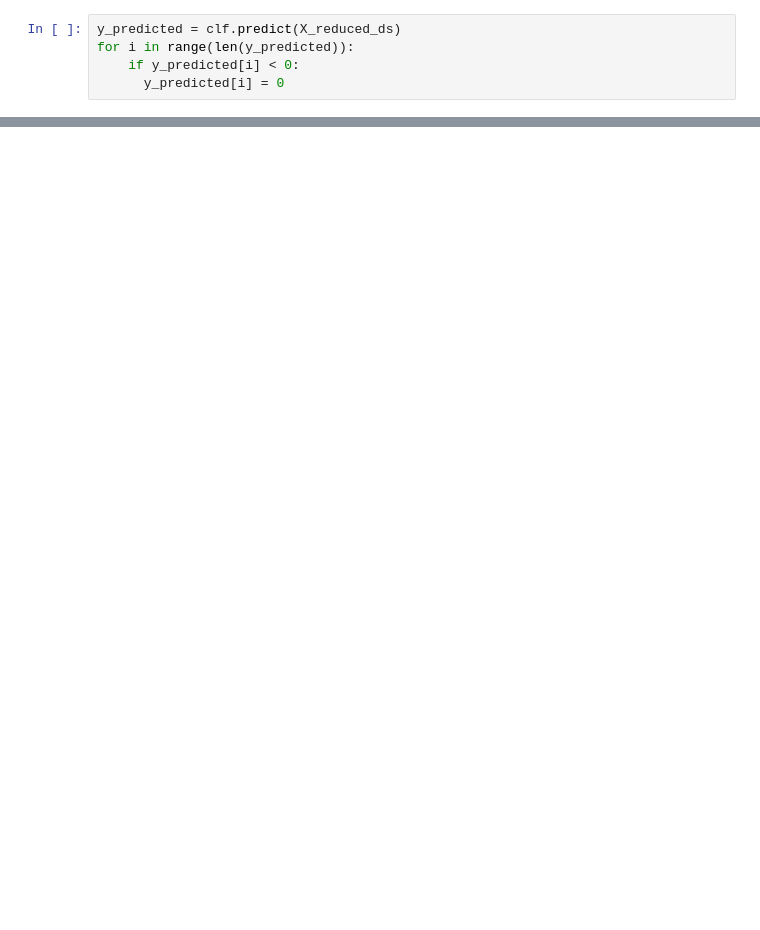
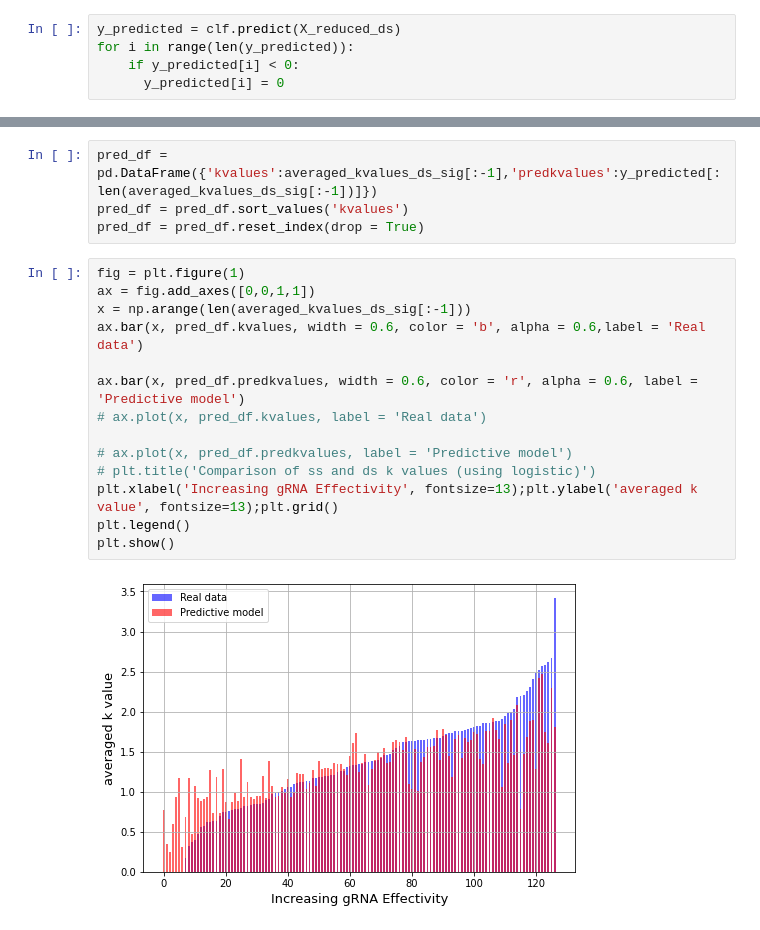
Before and after one commit to brendanhuo/IIB_project, a Jupyter notebook: Project.ipynb, the cells around one changed output, grey strips where cells are left out. Saved outputs shown, nothing was run; the diff lists cells and outputs as text; blank space fills up the shorter version.

```diff
--- a/Project.ipynb
+++ b/Project.ipynb
@@ -1561,0 +1629,20 @@ plt.show()
+# %%
+pred_df = pd.DataFrame({'kvalues':averaged_kvalues_ds_sig[:-1],'predkvalues':y_predicted[:len(averaged_kvalues_ds_sig[:-1])]})
+pred_df = pred_df.sort_values('kvalues')
+pred_df = pred_df.reset_index(drop = True)
+# %%
+fig = plt.figure(1)
+ax = fig.add_axes([0,0,1,1])
+x = np.arange(len(averaged_kvalues_ds_sig[:-1]))
+ax.bar(x, pred_df.kvalues, width = 0.6, color = 'b', alpha = 0.6,label = 'Real data')
+
+ax.bar(x, pred_df.predkvalues, width = 0.6, color = 'r', alpha = 0.6, label = 'Predictive model')
+# ax.plot(x, pred_df.kvalues, label = 'Real data')
+
+# ax.plot(x, pred_df.predkvalues, label = 'Predictive model')
+# plt.title('Comparison of ss and ds k values (using logistic)')
+plt.xlabel('Increasing gRNA Effectivity', fontsize=13);plt.ylabel('averaged k value', fontsize=13);plt.grid()
+plt.legend()
+plt.show()
+# %% [output]
+[figure, added]
```
Also changed, not shown: parts of 27 cells of this notebook, 4 other files.
